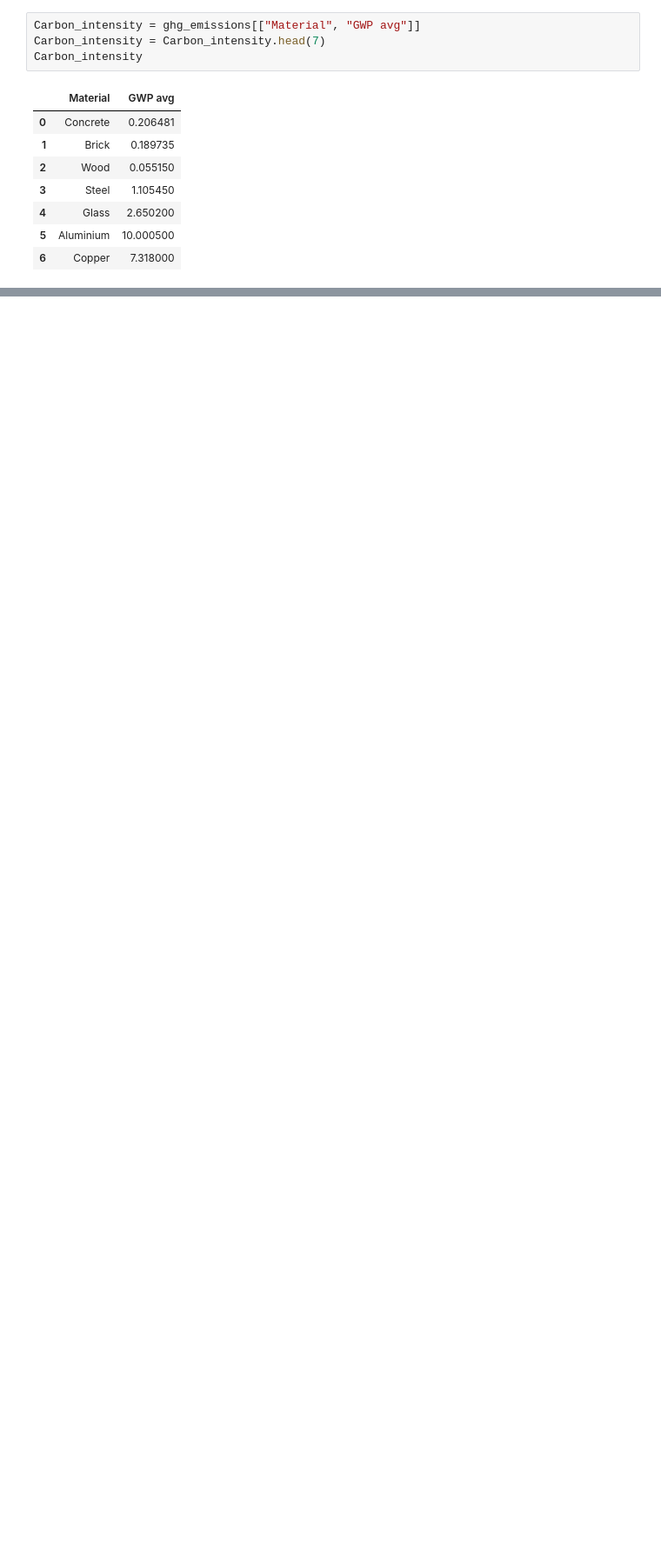
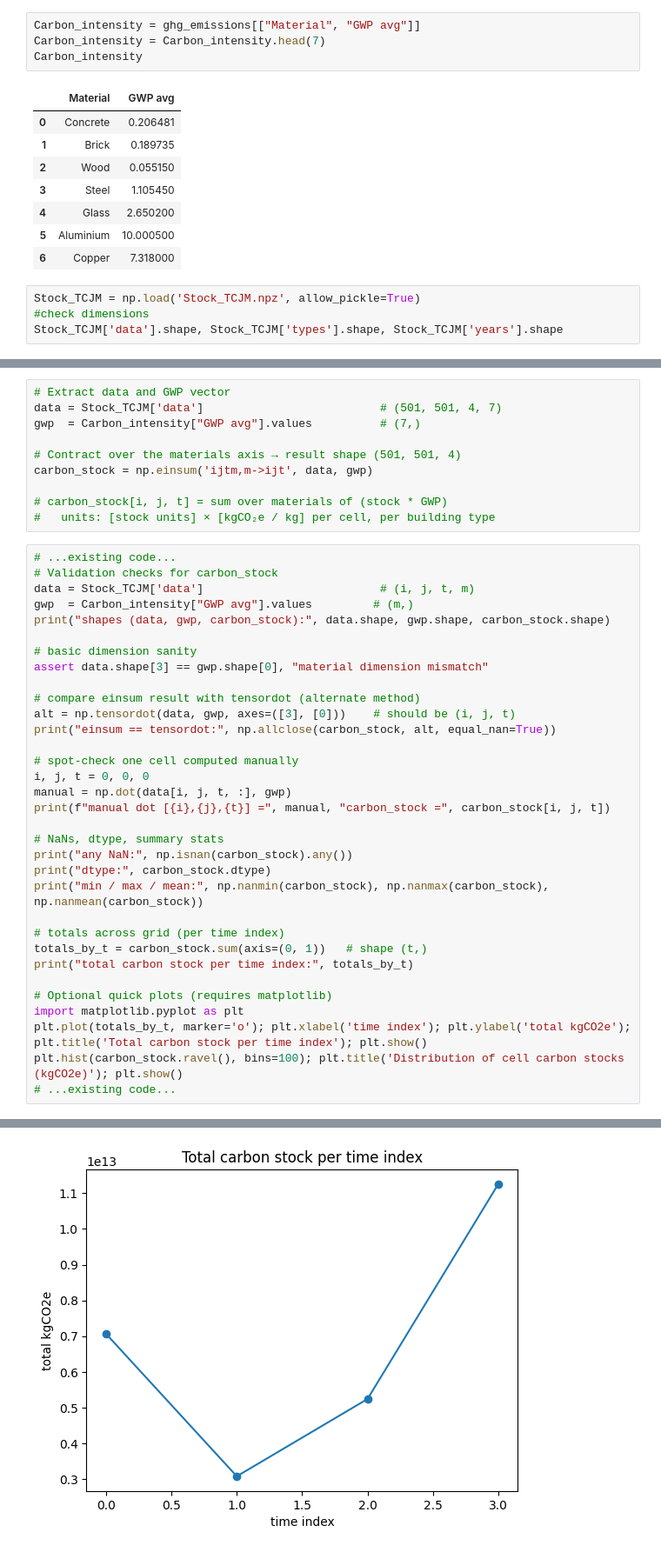
Before and after one commit to emilthestudious/TEP4290-project, a Jupyter notebook: Stock_TCJME.ipynb, the cells around one changed output, grey strips where cells are left out. Shown at 87% size. Cells and saved outputs as stored; diff of their text form; blank space fills up the shorter version.

Commit message:
Stock_TCJME

```diff
--- a/Stock_TCJME.ipynb
+++ b/Stock_TCJME.ipynb
@@ -26,3 +26,7 @@ Carbon_intensity
 | 4 | Glass | 2.650200 |
 | 5 | Aluminium | 10.000500 |
 | 6 | Copper | 7.318000 |
+# %%
+Stock_TCJM = np.load('Stock_TCJM.npz', allow_pickle=True)
+#check dimensions
+Stock_TCJM['data'].shape, Stock_TCJM['types'].shape, Stock_TCJM['years'].shape
@@ -28,0 +35,44 @@ Carbon_intensity
+# %%
+# Extract data and GWP vector
+data = Stock_TCJM['data']                          # (501, 501, 4, 7)
+gwp  = Carbon_intensity["GWP avg"].values          # (7,)
+
+# Contract over the materials axis → result shape (501, 501, 4)
+carbon_stock = np.einsum('ijtm,m->ijt', data, gwp)
+
+# carbon_stock[i, j, t] = sum over materials of (stock * GWP)
+#   units: [stock units] × [kgCO₂e / kg] per cell, per building type
+# %%
+# ...existing code...
+# Validation checks for carbon_stock
+data = Stock_TCJM['data']                          # (i, j, t, m)
+gwp  = Carbon_intensity["GWP avg"].values         # (m,)
+print("shapes (data, gwp, carbon_stock):", data.shape, gwp.shape, carbon_stock.shape)
+
+# basic dimension sanity
+assert data.shape[3] == gwp.shape[0], "material dimension mismatch"
+
+# compare einsum result with tensordot (alternate method)
+alt = np.tensordot(data, gwp, axes=([3], [0]))    # should be (i, j, t)
+print("einsum == tensordot:", np.allclose(carbon_stock, alt, equal_nan=True))
+
+# spot-check one cell computed manually
+i, j, t = 0, 0, 0
+manual = np.dot(data[i, j, t, :], gwp)
+print(f"manual dot [{i},{j},{t}] =", manual, "carbon_stock =", carbon_stock[i, j, t])
+
+# NaNs, dtype, summary stats
+print("any NaN:", np.isnan(carbon_stock).any())
+print("dtype:", carbon_stock.dtype)
+print("min / max / mean:", np.nanmin(carbon_stock), np.nanmax(carbon_stock), np.nanmean(carbon_stock))
+
+# totals across grid (per time index)
+totals_by_t = carbon_stock.sum(axis=(0, 1))   # shape (t,)
+print("total carbon stock per time index:", totals_by_t)
+
+# Optional quick plots (requires matplotlib)
+import matplotlib.pyplot as plt
+plt.plot(totals_by_t, marker='o'); plt.xlabel('time index'); plt.ylabel('total kgCO2e'); plt.title('Total carbon stock per time index'); plt.show()
+plt.hist(carbon_stock.ravel(), bins=100); plt.title('Distribution of cell carbon stocks (kgCO2e)'); plt.show()
+# ...existing code...
+# %% [output]
@@ -28,0 +86 @@ Carbon_intensity
+[figure, added]
```
Also changed, not shown: parts of 4 cells of this notebook, 4 other files.
